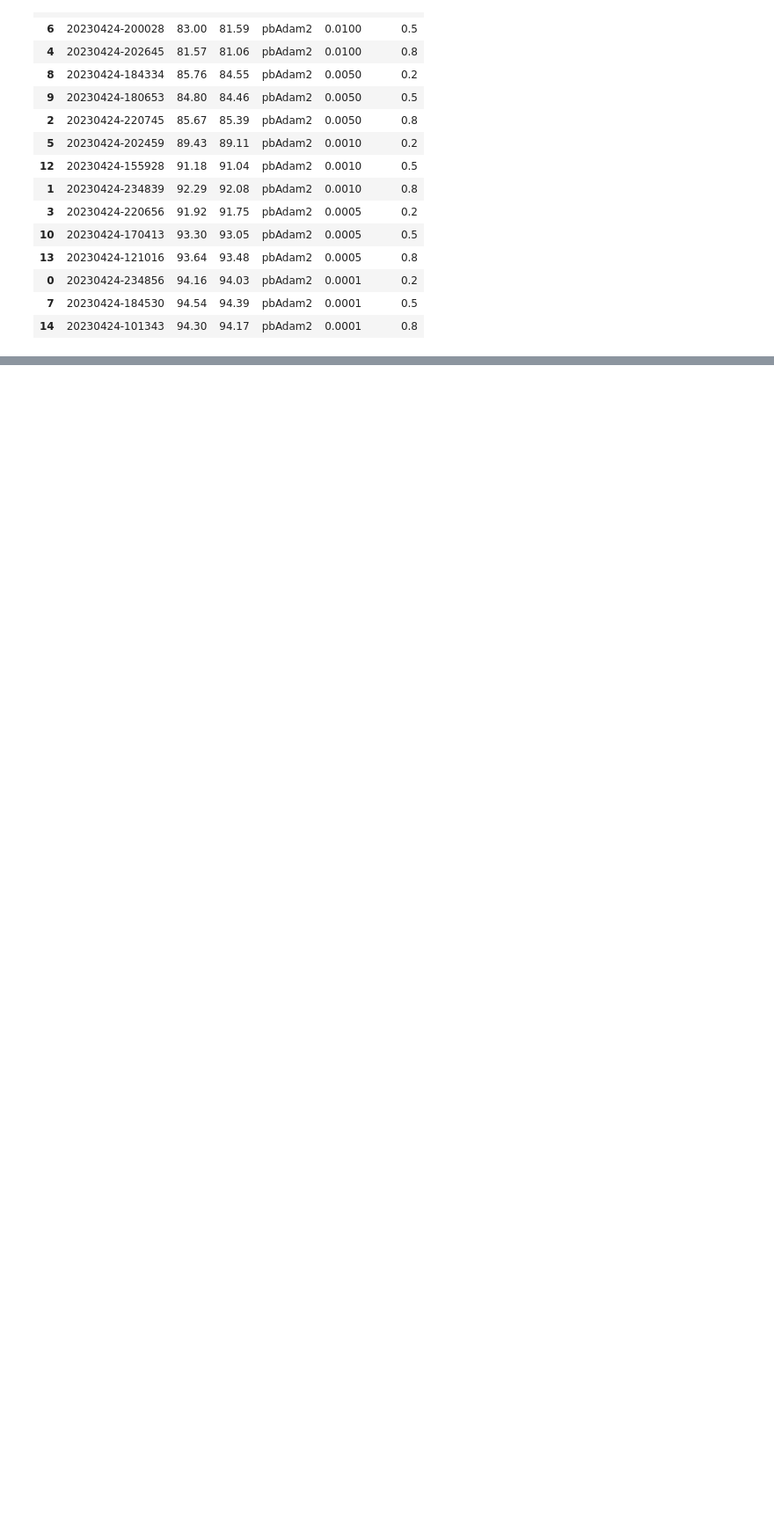
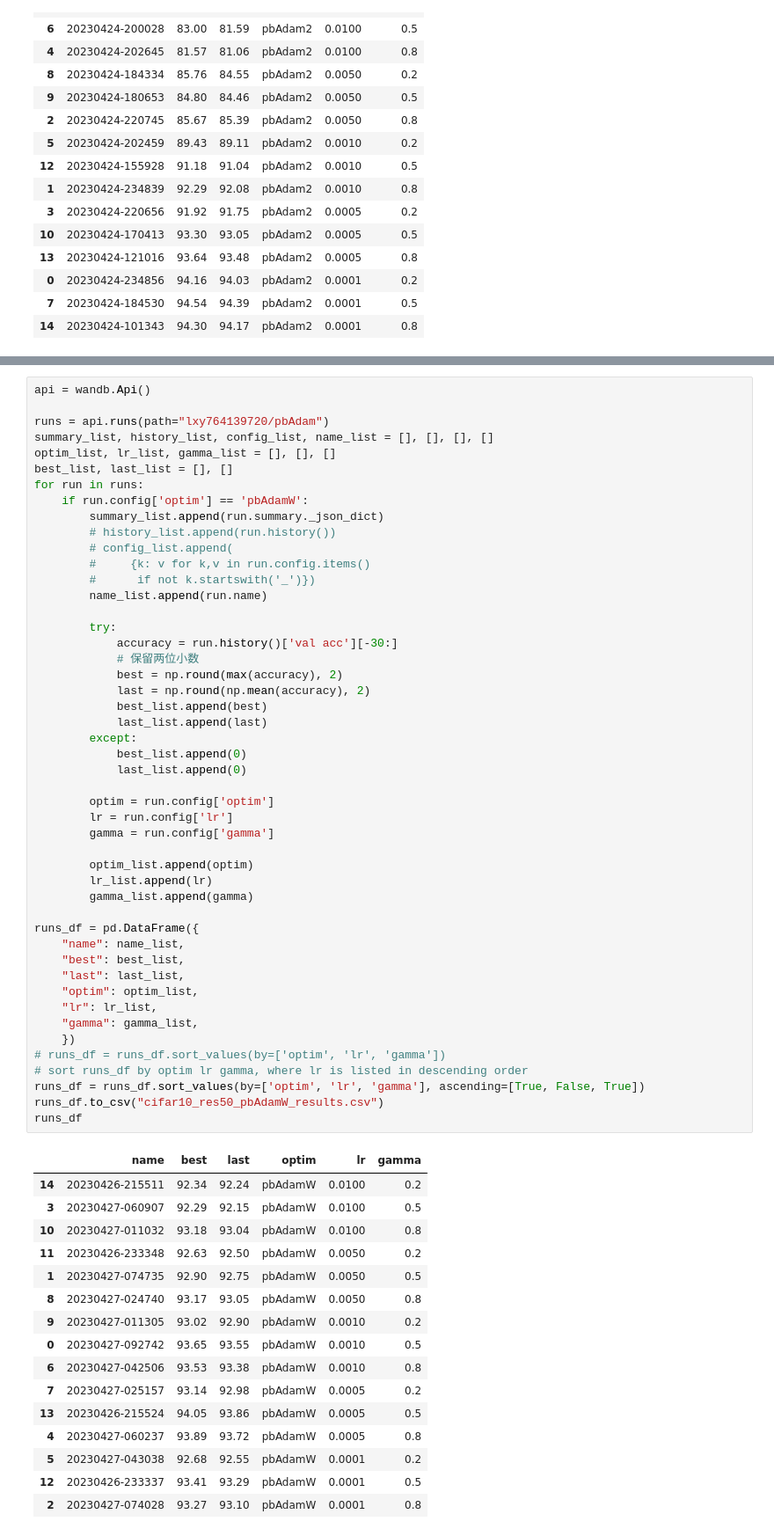
Before and after one commit to lxysl/pbSGD, a Jupyter notebook: statistics.ipynb, the cells around one changed output, grey strips where cells are left out. Shown at 88% size. Saved outputs shown, nothing was run; the diff lists cells and outputs as text; blank space fills up the shorter version.

```diff
--- a/statistics.ipynb
+++ b/statistics.ipynb
@@ -339,0 +575,65 @@ runs_df
+# %%
+api = wandb.Api()
+
+runs = api.runs(path="lxy764139720/pbAdam")
+summary_list, history_list, config_list, name_list = [], [], [], []
+optim_list, lr_list, gamma_list = [], [], []
+best_list, last_list = [], []
+for run in runs:
+    if run.config['optim'] == 'pbAdamW':
+        summary_list.append(run.summary._json_dict)
+        # history_list.append(run.history())
+        # config_list.append(
+        #     {k: v for k,v in run.config.items()
+        #      if not k.startswith('_')})
+        name_list.append(run.name)
+
+        try:
+            accuracy = run.history()['val acc'][-30:]
+            # 保留两位小数
+            best = np.round(max(accuracy), 2)
+            last = np.round(np.mean(accuracy), 2)
+            best_list.append(best)
+            last_list.append(last)
+        except:
+            best_list.append(0)
+            last_list.append(0)
+
+        optim = run.config['optim']
+        lr = run.config['lr']
+        gamma = run.config['gamma']
+
+        optim_list.append(optim)
+        lr_list.append(lr)
+        gamma_list.append(gamma)
+
+runs_df = pd.DataFrame({
+    "name": name_list,
+    "best": best_list,
+    "last": last_list,
+    "optim": optim_list,
+    "lr": lr_list,
+    "gamma": gamma_list,
+    })
+# runs_df = runs_df.sort_values(by=['optim', 'lr', 'gamma'])
+# sort runs_df by optim lr gamma, where lr is listed in descending order
+runs_df = runs_df.sort_values(by=['optim', 'lr', 'gamma'], ascending=[True, False, True])
+runs_df.to_csv("cifar10_res50_pbAdamW_results.csv")
+runs_df
+# %% [output]
+|  | name | best | last | optim | lr | gamma |
+| 14 | 20230426-215511 | 92.34 | 92.24 | pbAdamW | 0.0100 | 0.2 |
+| 3 | 20230427-060907 | 92.29 | 92.15 | pbAdamW | 0.0100 | 0.5 |
+| 10 | 20230427-011032 | 93.18 | 93.04 | pbAdamW | 0.0100 | 0.8 |
+| 11 | 20230426-233348 | 92.63 | 92.50 | pbAdamW | 0.0050 | 0.2 |
+| 1 | 20230427-074735 | 92.90 | 92.75 | pbAdamW | 0.0050 | 0.5 |
+| 8 | 20230427-024740 | 93.17 | 93.05 | pbAdamW | 0.0050 | 0.8 |
+| 9 | 20230427-011305 | 93.02 | 92.90 | pbAdamW | 0.0010 | 0.2 |
+| 0 | 20230427-092742 | 93.65 | 93.55 | pbAdamW | 0.0010 | 0.5 |
+| 6 | 20230427-042506 | 93.53 | 93.38 | pbAdamW | 0.0010 | 0.8 |
+| 7 | 20230427-025157 | 93.14 | 92.98 | pbAdamW | 0.0005 | 0.2 |
+| 13 | 20230426-215524 | 94.05 | 93.86 | pbAdamW | 0.0005 | 0.5 |
+| 4 | 20230427-060237 | 93.89 | 93.72 | pbAdamW | 0.0005 | 0.8 |
+| 5 | 20230427-043038 | 92.68 | 92.55 | pbAdamW | 0.0001 | 0.2 |
+| 12 | 20230426-233337 | 93.41 | 93.29 | pbAdamW | 0.0001 | 0.5 |
+| 2 | 20230427-074028 | 93.27 | 93.10 | pbAdamW | 0.0001 | 0.8 |
```
Also changed, not shown: parts of 6 cells of this notebook, 20 other files.
